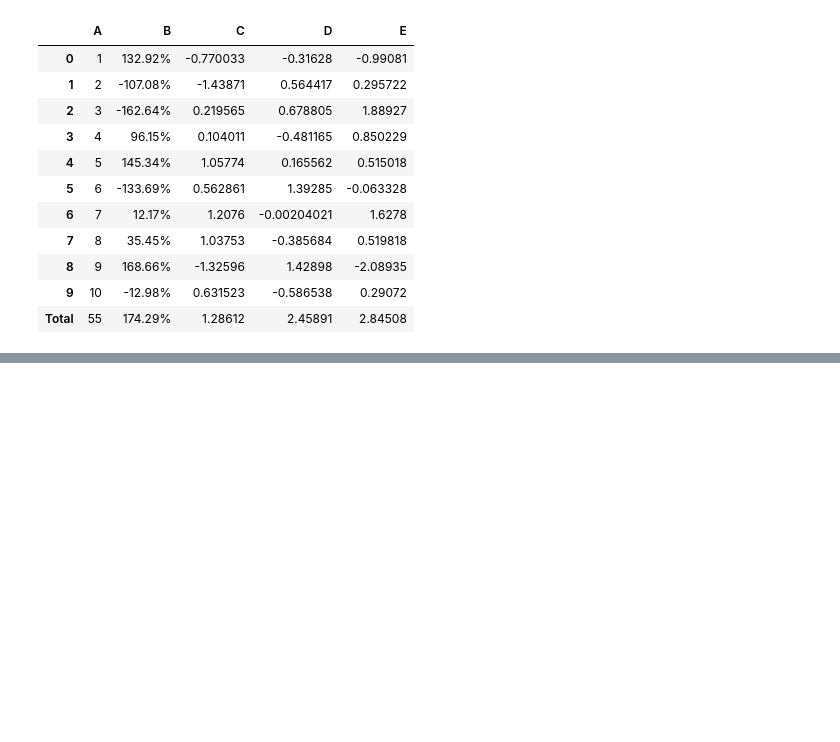
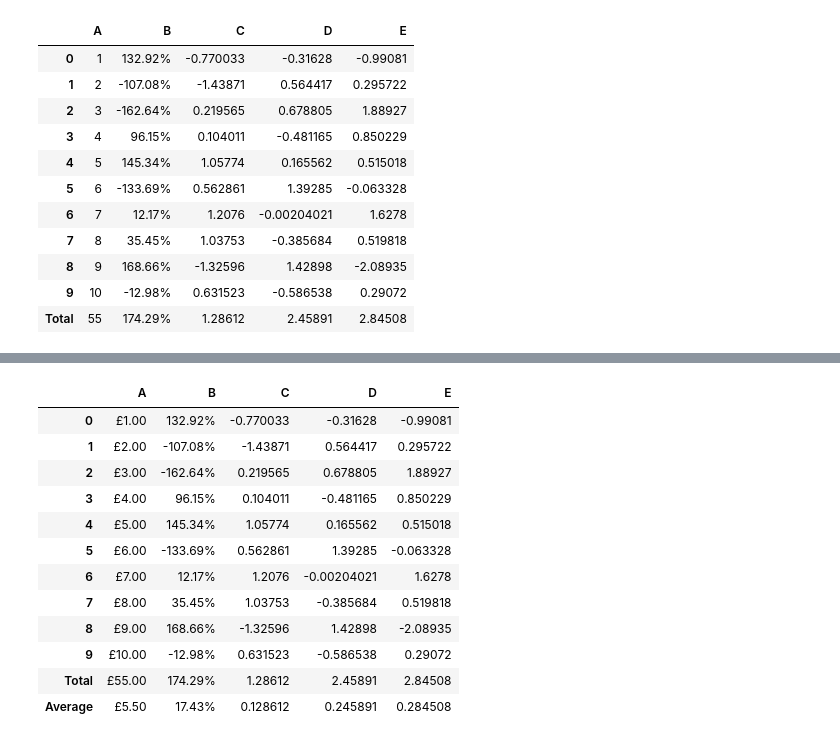
Before and after one commit to HHammond/PrettyPandas, a Jupyter notebook: docs/PrettyPandas Demo.ipynb, the cells around one changed output, grey strips where cells are left out. Cells and saved outputs as stored; diff of their text form; code cells hidden in the pictures; blank space fills up the shorter version.

```diff
--- a/docs/PrettyPandas Demo.ipynb
+++ b/docs/PrettyPandas Demo.ipynb
@@ -324,0 +369,23 @@ PrettyPandas(df).as_percent(subset=['B']).median().style.highlight_max()
+# %%
+(
+    df
+    .pipe(PrettyPandas)
+    .as_currency('GBP', subset='A')
+    .as_percent(subset='B')
+    .total()
+    .average()
+)
+# %% [output]
+|  | A | B | C | D | E |
+| 0 | £1.00 | 132.92% | -0.770033 | -0.31628 | -0.99081 |
+| 1 | £2.00 | -107.08% | -1.43871 | 0.564417 | 0.295722 |
+| 2 | £3.00 | -162.64% | 0.219565 | 0.678805 | 1.88927 |
+| 3 | £4.00 | 96.15% | 0.104011 | -0.481165 | 0.850229 |
+| 4 | £5.00 | 145.34% | 1.05774 | 0.165562 | 0.515018 |
+| 5 | £6.00 | -133.69% | 0.562861 | 1.39285 | -0.063328 |
+| 6 | £7.00 | 12.17% | 1.2076 | -0.00204021 | 1.6278 |
+| 7 | £8.00 | 35.45% | 1.03753 | -0.385684 | 0.519818 |
+| 8 | £9.00 | 168.66% | -1.32596 | 1.42898 | -2.08935 |
+| 9 | £10.00 | -12.98% | 0.631523 | -0.586538 | 0.29072 |
+| Total | £55.00 | 174.29% | 1.28612 | 2.45891 | 2.84508 |
+| Average | £5.50 | 17.43% | 0.128612 | 0.245891 | 0.284508 |
```
Also changed, not shown: parts of 11 cells of this notebook, 17 other files.
